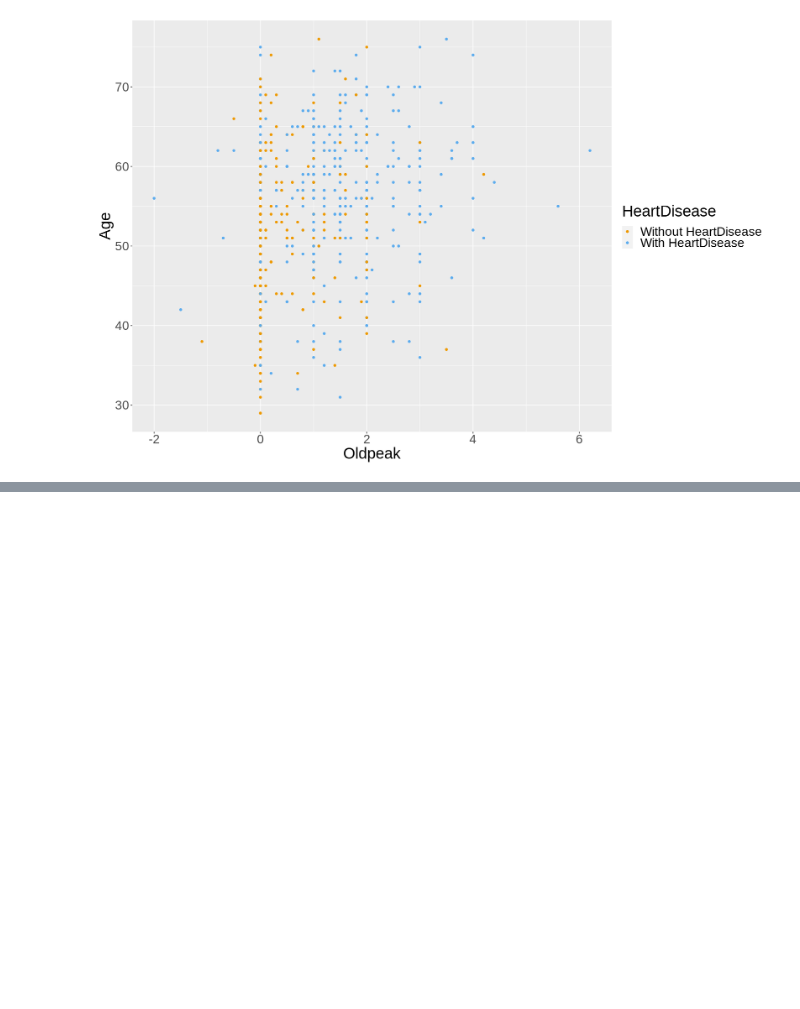
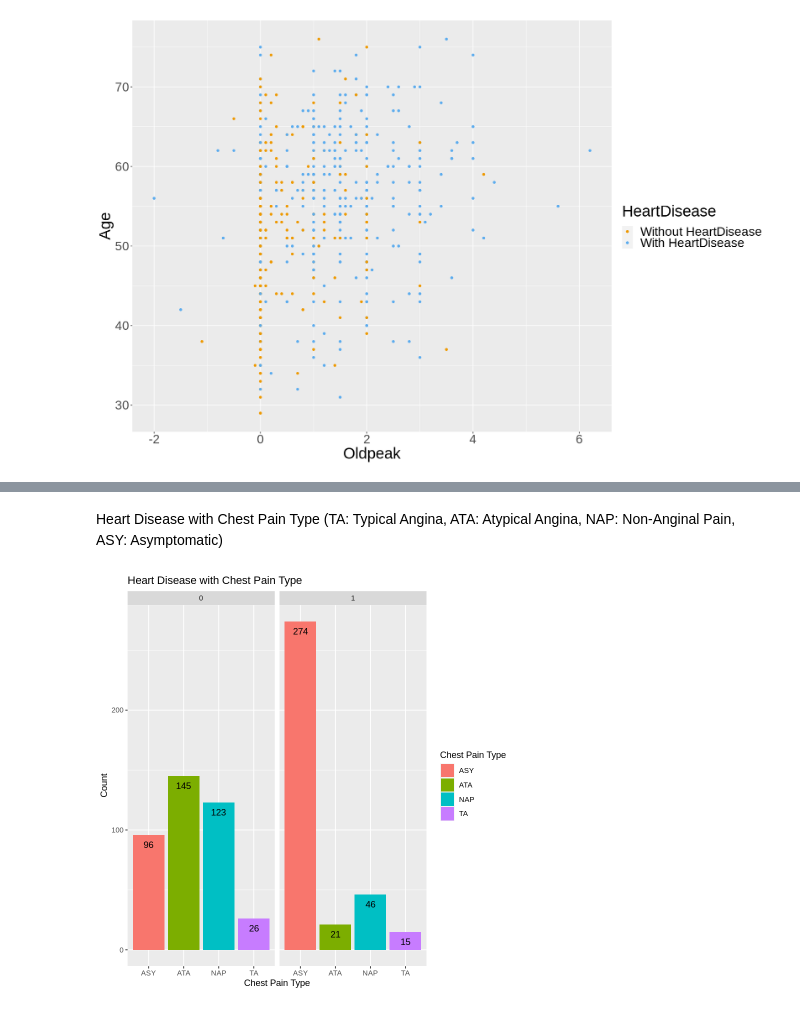
Before and after one commit to Simpson1104/Group-Proposal, a Jupyter notebook: Wrangling_data.ipynb, the cells around one changed output, grey strips where cells are left out. Saved outputs shown, nothing was run; the diff lists cells and outputs as text; code cells hidden in the pictures; blank space fills up the shorter version.

```diff
--- a/Wrangling_data.ipynb
+++ b/Wrangling_data.ipynb
@@ -233,0 +373,13 @@ Age_and_Oldpeak
+# %% [markdown]
+Heart Disease with Chest Pain Type (TA: Typical Angina, ATA: Atypical Angina, NAP: Non-Anginal Pain, ASY: Asymptomatic)
+# %%
+HeartDisease_ChestPainType_plot <- heart_data %>%
+                                   ggplot(aes(x = ChestPainType, fill = ChestPainType)) +
+                                   geom_bar() +
+                                   facet_grid(~HeartDisease) +
+                                   geom_text(aes(label = ..count..), stat = "count",  vjust = 2, colour = "black") +
+                                   labs(title = "Heart Disease with Chest Pain Type", x = "Chest Pain Type", y = "Count",
+                                        fill = "Chest Pain Type")
+HeartDisease_ChestPainType_plot
+# %% [output]
+[figure, added]
```
Also changed, not shown: parts of 17 cells of this notebook.
